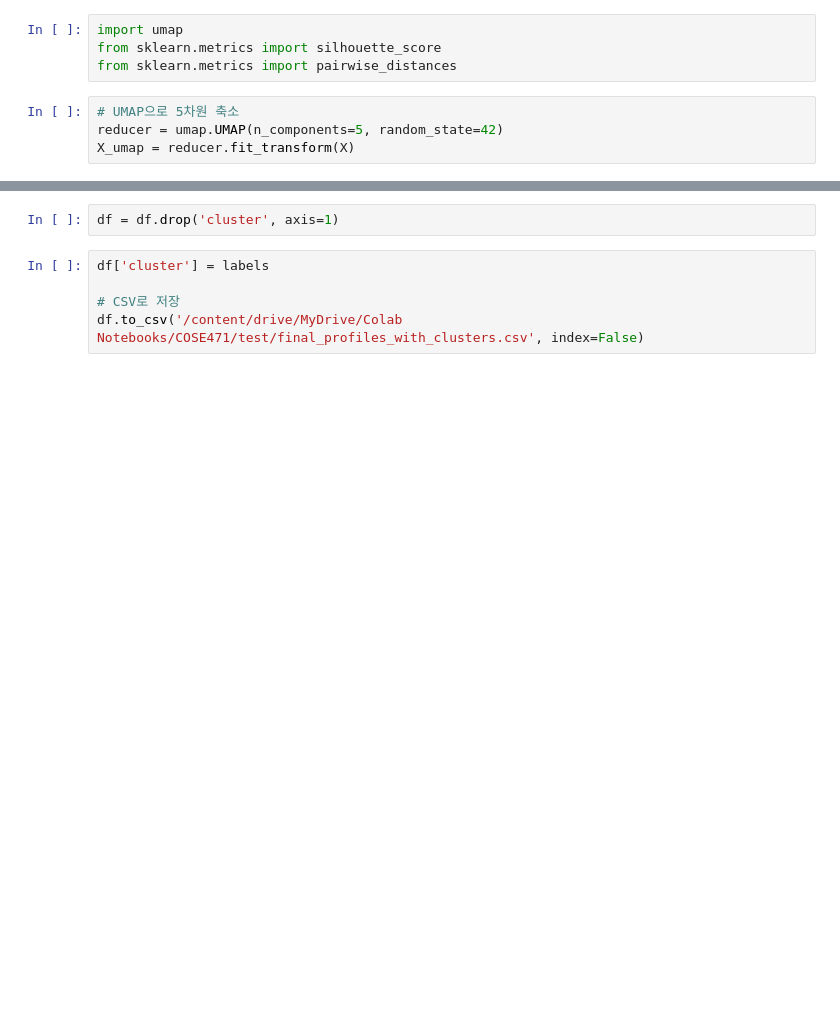
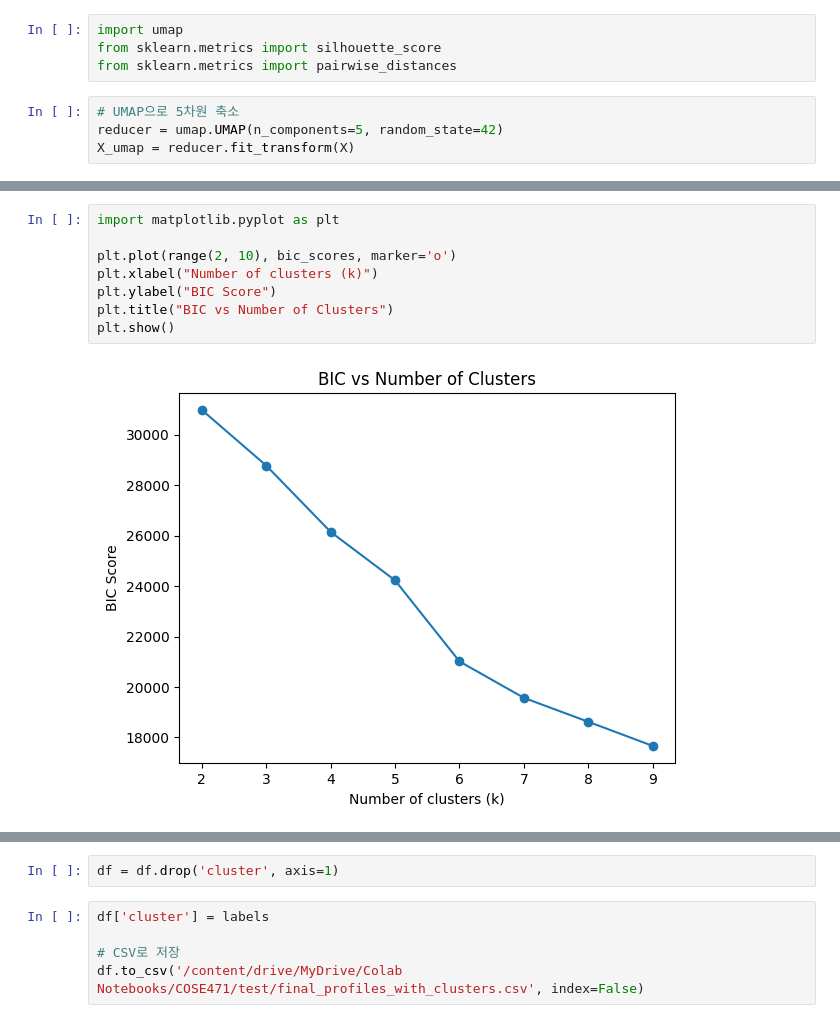
Before and after one commit to sherlock216/20251R0136COSE47101, a Jupyter notebook: GMM_clustering.ipynb, the cells around one changed output, grey strips where cells are left out. Cells and saved outputs as stored; diff of their text form; blank space fills up the shorter version.

```diff
--- a/GMM_clustering.ipynb
+++ b/GMM_clustering.ipynb
@@ -364,3 +378,13 @@ Dunn Index with UMAP: 0.68660086
+# %%
+import matplotlib.pyplot as plt
+
+plt.plot(range(2, 10), bic_scores, marker='o')
+plt.xlabel("Number of clusters (k)")
+plt.ylabel("BIC Score")
+plt.title("BIC vs Number of Clusters")
+plt.show()
+# %% [output]
+[figure, added]
 # %%
 probs = gmm.predict_proba(X_umap)
 probs[0]
```
Also changed, not shown: parts of 5 cells of this notebook.
